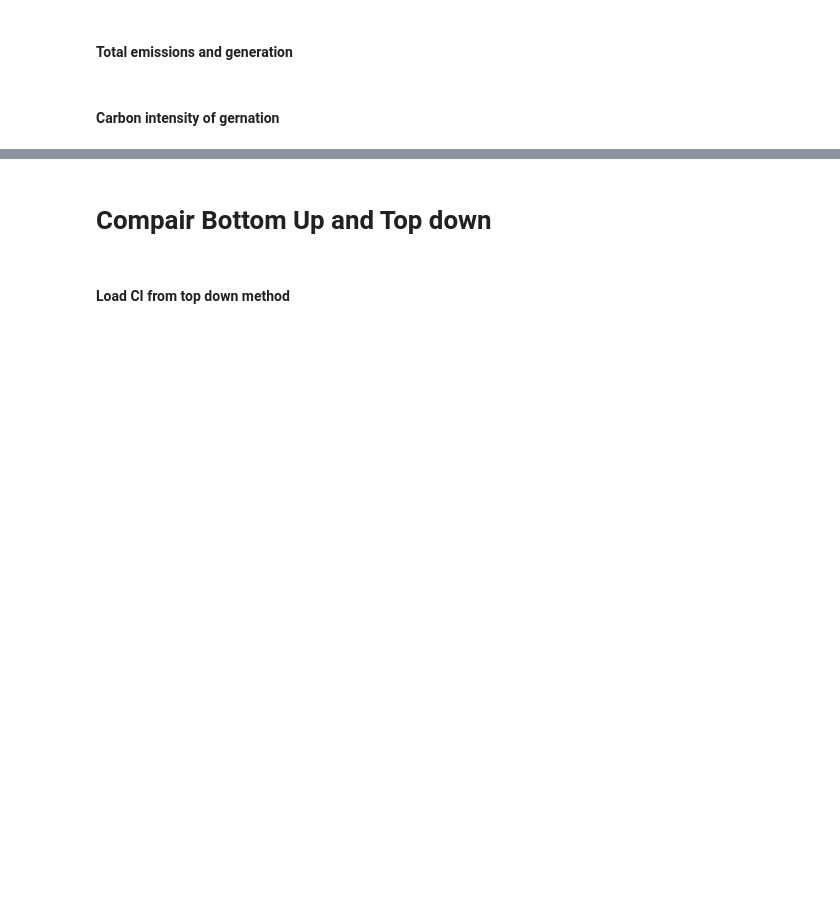
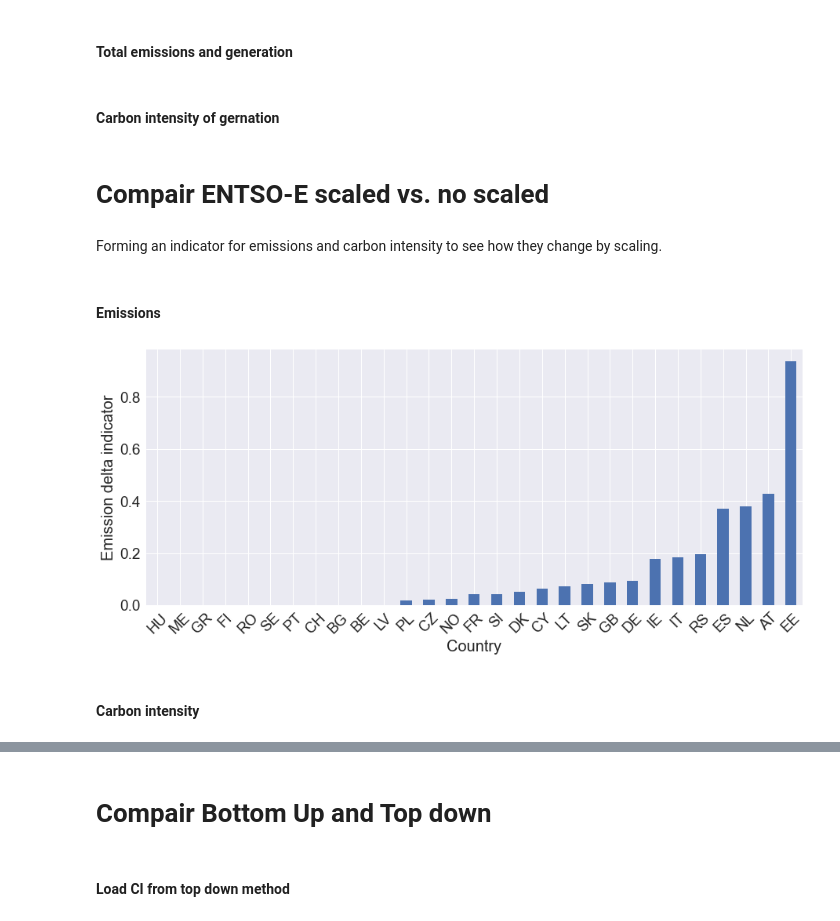
Before and after one commit to INATECH-CIG/CO2_emissions_factors, a Jupyter notebook: CI calculation bottom up method.ipynb, the cells around one changed output, grey strips where cells are left out. Saved outputs shown, nothing was run; the diff lists cells and outputs as text; code cells hidden in the pictures; blank space fills up the shorter version.

Commit message:
comparing caling vs no scaling effekt on CI

```diff
--- a/CI calculation bottom up method.ipynb
+++ b/CI calculation bottom up method.ipynb
@@ -274,7 +259,7 @@ EF_default = {'biomass':0,
 # Create a dataframe with the EF for each country and technology. If no specific EF is available, we use the default EF.
 EF_multi = {}
 
-for i in entsoe_gen_type.columns:
+for i in entsoe_gen_type_scal.columns:
     if i in EF.index:
         print(str(i)+' EF')
         EF_multi[i] = EF.loc[i[0],i[1]].loc['EF']
@@ -306,14 +291,21 @@ for i in entsoe_gen_type.columns:
 ## Emission calculation
 # %%
 # calculate emissions based on EF and generation per type
-CO2_emission_entsoe_gen_type = entsoe_gen_type * EF_multi
+CO2_emission_type_org = entsoe_gen_type_org * EF_multi
+
+CO2_emission_type_scal = entsoe_gen_type_scal * EF_multi
 # %% [markdown]
 #### Total emissions and generation
 # %%
 # Emission in gCO2
-CO2_emission = (CO2_emission_entsoe_gen_type * 1000000).groupby(level=0, axis=1).sum()
+CO2_emission_org = (CO2_emission_type_org * 1000000).groupby(level=0, axis=1).sum()
 # generation in kWh
-Generation = (entsoe_gen_type * 1000).groupby(level=0, axis=1).sum()
+Generation_org = (entsoe_gen_type_org * 1000).groupby(level=0, axis=1).sum()
+
+# Emission in gCO2
+CO2_emission_scal = (CO2_emission_type_scal * 1000000).groupby(level=0, axis=1).sum()
+# generation in kWh
+Generation_scale = (entsoe_gen_type_scal * 1000).groupby(level=0, axis=1).sum()
 # %% [markdown]
 #### Carbon intensity of gernation
 # %%
@@ -329,0 +326,22 @@ for i in Carbon_intensitiy_entsoe_gen_type_mean.columns:
+# %% [markdown]
+# Compair ENTSO-E scaled vs. no scaled
+# %% [markdown]
+Forming an indicator for emissions and carbon intensity to see how they change by scaling.
+# %% [markdown]
+#### Emissions
+# %%
+indicator_EM = ((CO2_emission_scal.sum() - CO2_emission_org.sum()) / CO2_emission_scal.sum()).to_frame().fillna(0)
+# %%
+fig, ax = plt.subplots(1, 1)
+
+indicator_EM.sort_values(by=0).plot(kind='bar', ylabel='Emission delta indicator', legend=False, ax=ax)
+
+ax.set_xlabel("Country" , fontsize=20)
+ax.set_ylabel("Emission delta indicator", fontsize=20)
+
+ax.tick_params(axis='y',labelsize=19)
+ax.tick_params(axis='x',labelsize=19)
+
+ax.tick_params(axis='x', rotation=45)
+# %% [output]
+[figure, added]
@@ -329,0 +350,2 @@ for i in Carbon_intensitiy_entsoe_gen_type_mean.columns:
+# %% [markdown]
+#### Carbon intensity
```
Also changed, not shown: parts of 20 cells of this notebook, 3 other files.
